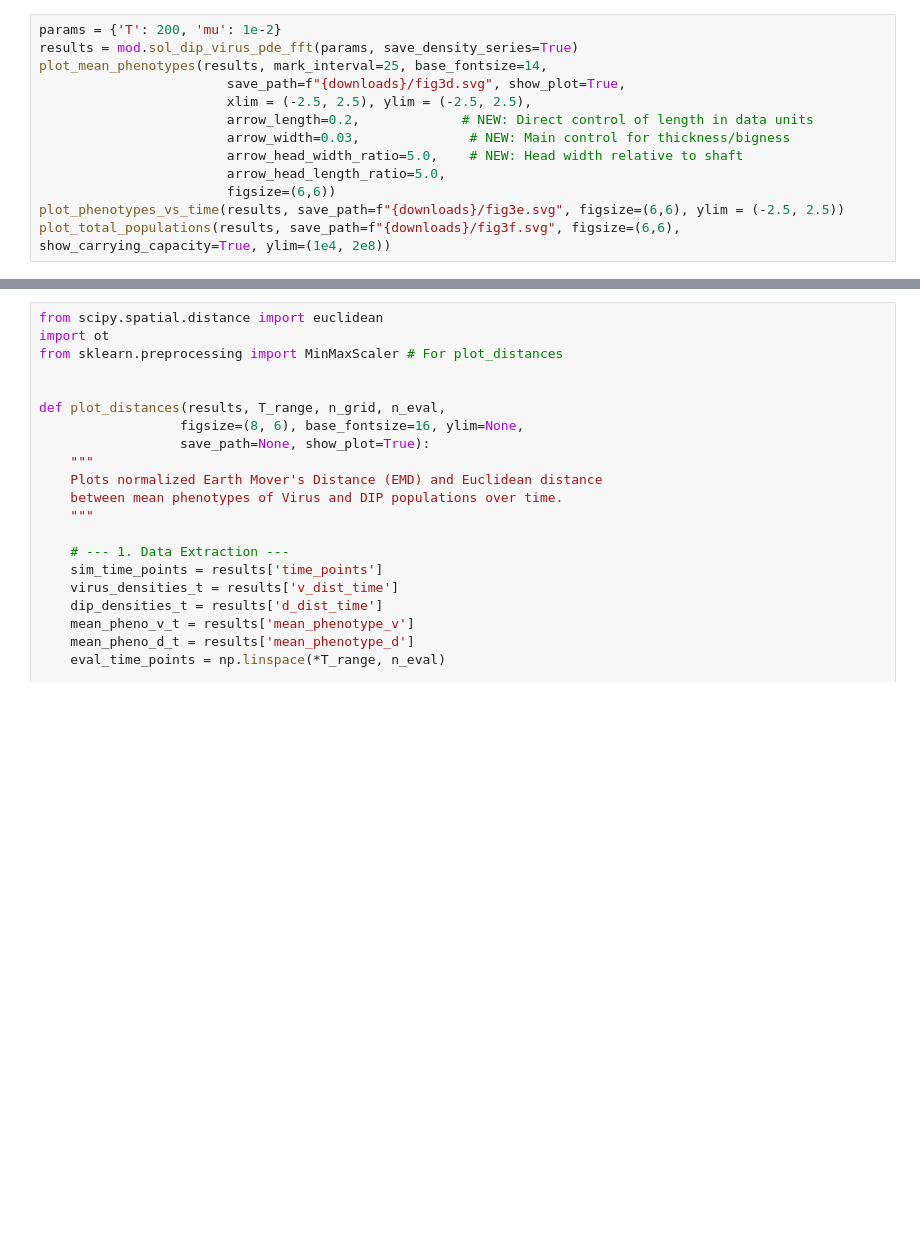
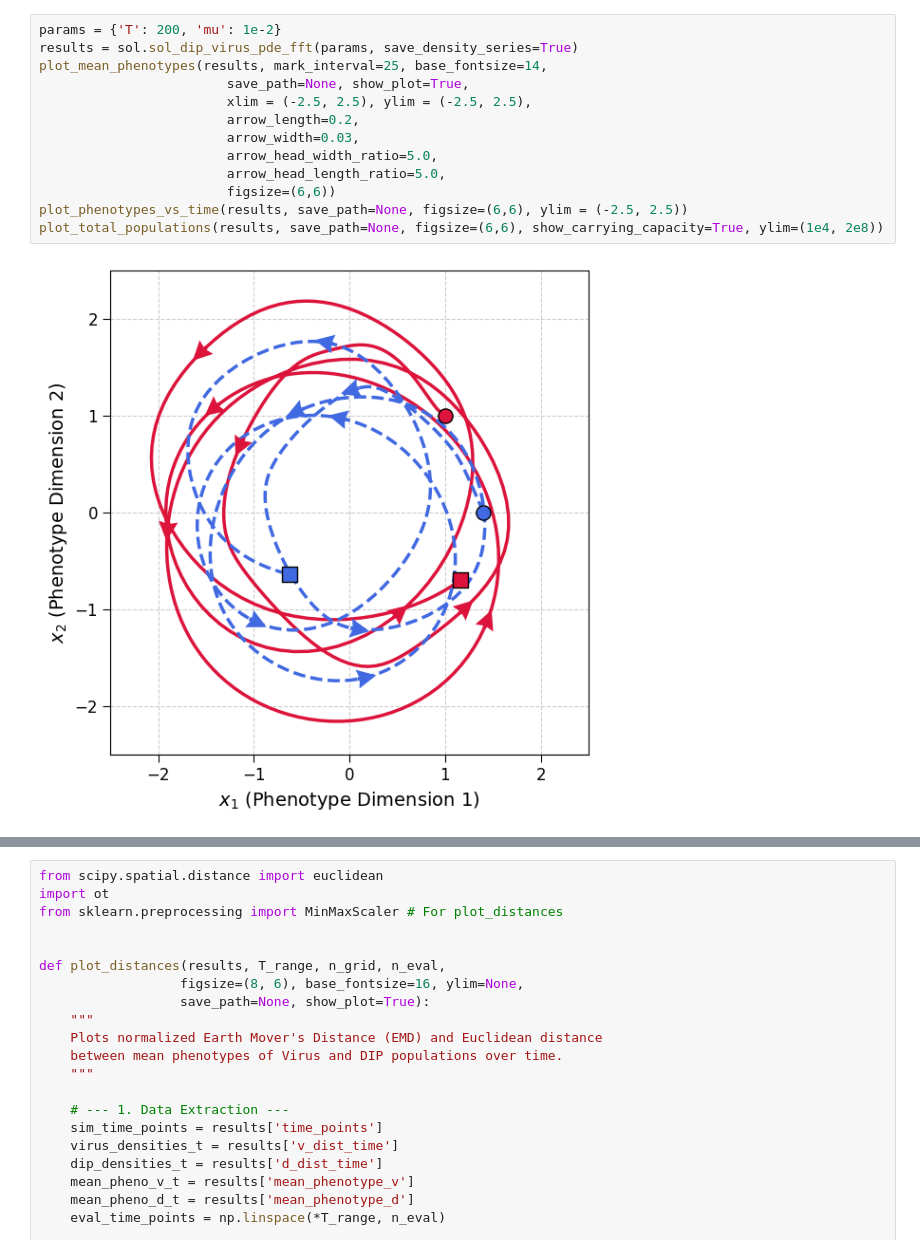
Before and after one commit to shivmuthupandiyan/virus-dip-coevolution, a Jupyter notebook: figures.ipynb, the cells around one changed output, grey strips where cells are left out. Drawn from its saved outputs; the diff is of its cells as text; blank space fills up the shorter version.

```diff
--- a/figures.ipynb
+++ b/figures.ipynb
@@ -453,13 +396,15 @@ plot_total_populations(results, save_path=f"{downloads}/fig3c.svg", figsize=(6,6
 # %%
 params = {'T': 200, 'mu': 1e-2}
-results = mod.sol_dip_virus_pde_fft(params, save_density_series=True)
+results = sol.sol_dip_virus_pde_fft(params, save_density_series=True)
 plot_mean_phenotypes(results, mark_interval=25, base_fontsize=14,
-                        save_path=f"{downloads}/fig3d.svg", show_plot=True,
+                        save_path=None, show_plot=True,
                         xlim = (-2.5, 2.5), ylim = (-2.5, 2.5),
-                        arrow_length=0.2,             # NEW: Direct control of length in data units
-                        arrow_width=0.03,              # NEW: Main control for thickness/bigness
-                        arrow_head_width_ratio=5.0,    # NEW: Head width relative to shaft
+                        arrow_length=0.2,
+                        arrow_width=0.03,
+                        arrow_head_width_ratio=5.0,
                         arrow_head_length_ratio=5.0,
                         figsize=(6,6))
-plot_phenotypes_vs_time(results, save_path=f"{downloads}/fig3e.svg", figsize=(6,6), ylim = (-2.5, 2.5))
-plot_total_populations(results, save_path=f"{downloads}/fig3f.svg", figsize=(6,6), show_carrying_capacity=True, ylim=(1e4, 2e8))
+plot_phenotypes_vs_time(results, save_path=None, figsize=(6,6), ylim = (-2.5, 2.5))
+plot_total_populations(results, save_path=None, figsize=(6,6), show_carrying_capacity=True, ylim=(1e4, 2e8))
+# %% [output]
+[figure, added]
```
Also changed, not shown: parts of 13 cells of this notebook, 6 other files.
